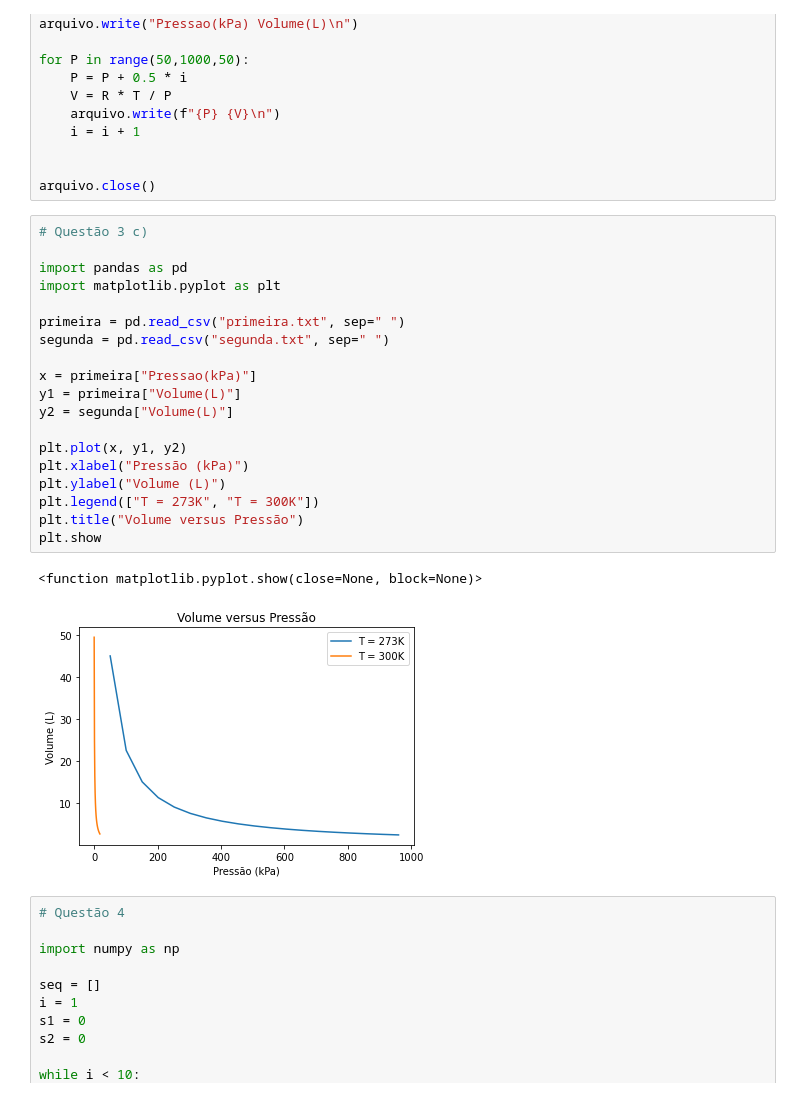
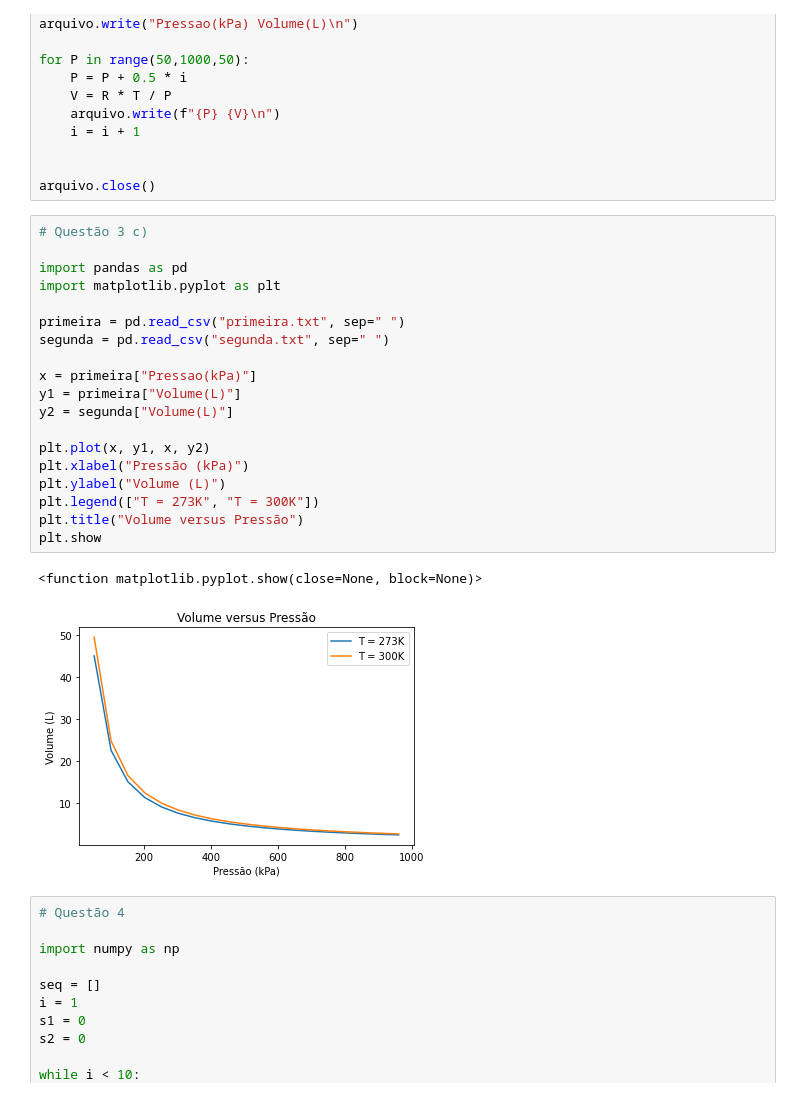
Before and after one commit to vitorsbarboza/FisComp1, a Jupyter notebook: Trabalho 1/Trabalho1.ipynb, the cells around one changed output. Drawn from its saved outputs; the diff is of its cells as text.

```diff
--- a/Trabalho 1/Trabalho1.ipynb
+++ b/Trabalho 1/Trabalho1.ipynb
@@ -103,25 +105,25 @@ arquivo.close()
 # %%
 # Questão 3 c)
 
 import pandas as pd
 import matplotlib.pyplot as plt
 
 primeira = pd.read_csv("primeira.txt", sep=" ")
 segunda = pd.read_csv("segunda.txt", sep=" ")
 
 x = primeira["Pressao(kPa)"]
 y1 = primeira["Volume(L)"]
 y2 = segunda["Volume(L)"]
 
-plt.plot(x, y1, y2)
+plt.plot(x, y1, x, y2)
 plt.xlabel("Pressão (kPa)")
 plt.ylabel("Volume (L)")
 plt.legend(["T = 273K", "T = 300K"])
 plt.title("Volume versus Pressão")
 plt.show
 # %% [output]
 <function matplotlib.pyplot.show(close=None, block=None)>
-[figure, old version]
+[figure, new version]
 # %%
 # Questão 4
 
```
Also changed, not shown: parts of 1 cell of this notebook.
